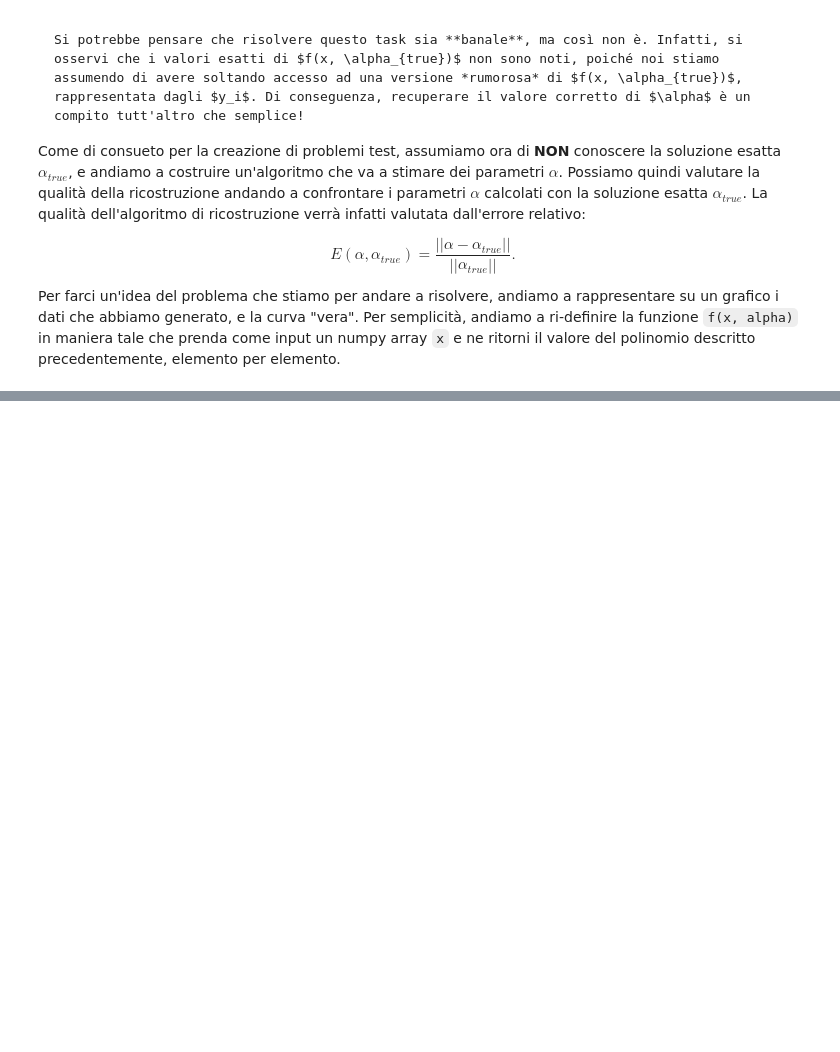
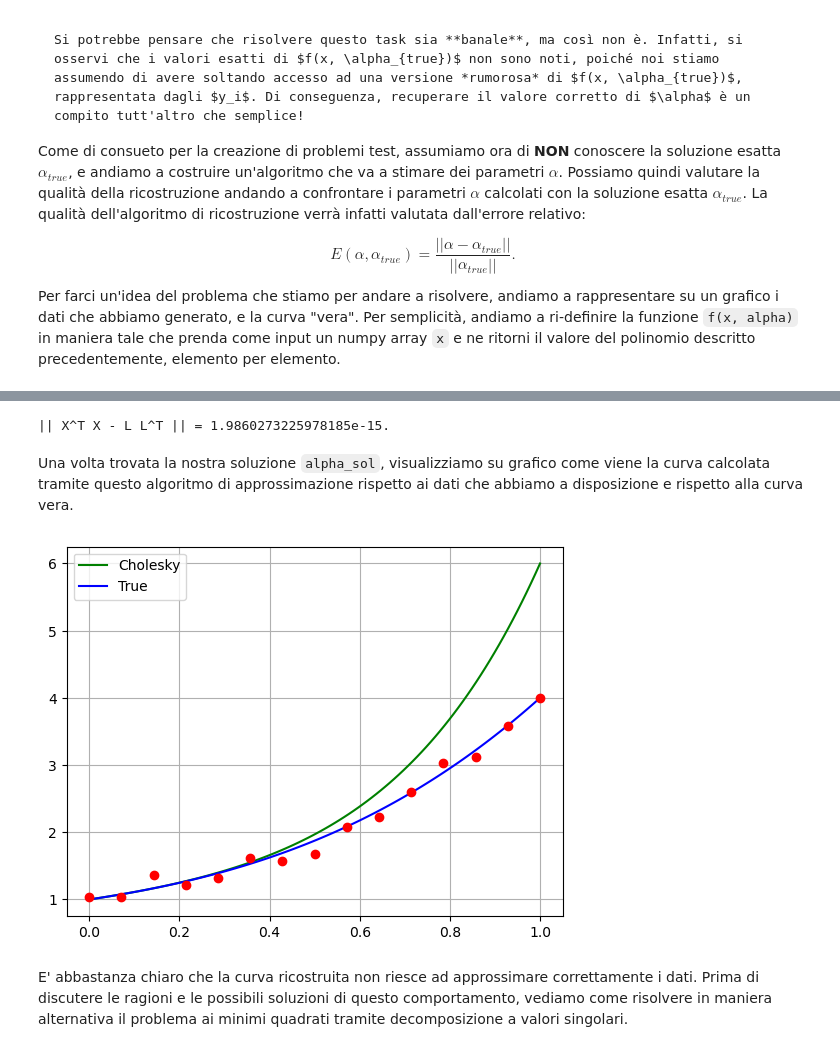
Before and after one commit to devangelista2/calcolo-numerico, a Jupyter notebook: _build/html/_sources/approssimazione/modelli_approssimazione.ipynb, the cells around one changed output, grey strips where cells are left out. Saved outputs shown, nothing was run; the diff lists cells and outputs as text; code cells hidden in the pictures; blank space fills up the shorter version.

Commit message:
Finished Approssimazione

```diff
--- a/_build/html/_sources/approssimazione/modelli_approssimazione.ipynb
+++ b/_build/html/_sources/approssimazione/modelli_approssimazione.ipynb
@@ -193,0 +294,37 @@ dove riconosciamo un problema ai minimi quadrati.
+# %%
+# Troviamo la matrice L tale che X^T X = L L^T
+L = np.linalg.cholesky(X.T @ X)
+
+# Verifichiamo che X^T X = L L^T
+print(f"|| X^T X - L L^T || = {np.linalg.norm(X.T @ X - L @ L.T)}.")
+# %% [output]
+|| X^T X - L L^T || = 1.9860273225978185e-15.
+# %%
+###### Risolviamo il primo sistema:
+# Calcoliamo il termine noto X^T y
+Xty = X.T @ y
+
+# Troviamo z
+z = np.linalg.solve(L, Xty)
+
+###### Risolviamo il secondo sistema:
+# Troviamo alpha
+alpha_chol = np.linalg.solve(L.T, z)
+# %% [markdown]
+Una volta trovata la nostra soluzione `alpha_sol`, visualizziamo su grafico come viene la curva calcolata tramite questo algoritmo di approssimazione rispetto ai dati che abbiamo a disposizione e rispetto alla curva vera.
+# %%
+# Rappresentiamo la curva *approssimata* in [0, 1]
+xx = np.linspace(0, 1, 100)
+yy_true = f(xx, alpha_true)
+yy_chol = f(xx, alpha_chol)
+
+plt.plot(xx, yy_chol, 'g')
+plt.plot(xx, yy_true, 'b')
+plt.plot(x, y, 'ro')
+plt.legend(["Cholesky", "True"])
+plt.grid()
+plt.show()
+# %% [output]
+[figure, added]
+# %% [markdown]
+E' abbastanza chiaro che la curva ricostruita non riesce ad approssimare correttamente i dati. Prima di discutere le ragioni e le possibili soluzioni di questo comportamento, vediamo come risolvere in maniera alternativa il problema ai minimi quadrati tramite decomposizione a valori singolari.
```
Also changed, not shown: parts of 15 cells of this notebook, 23 other files.
